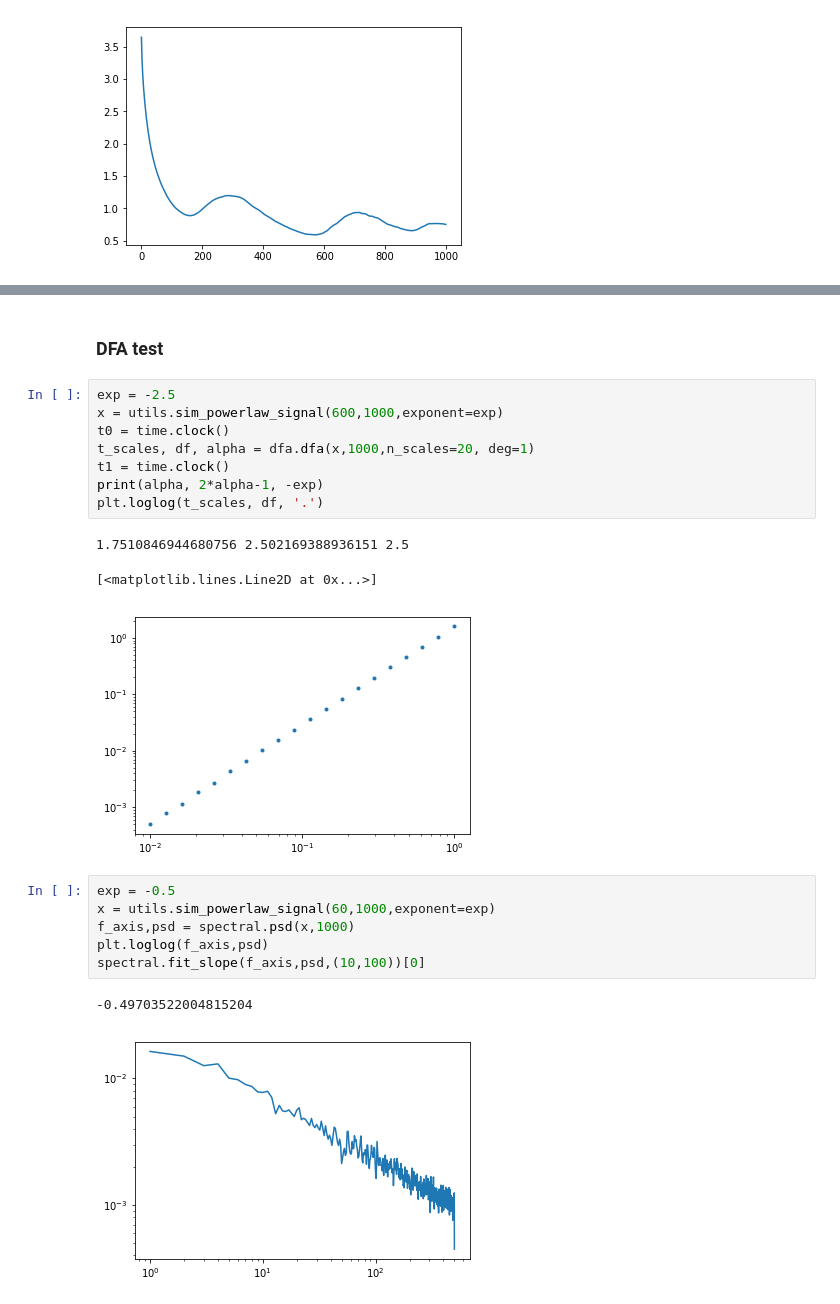
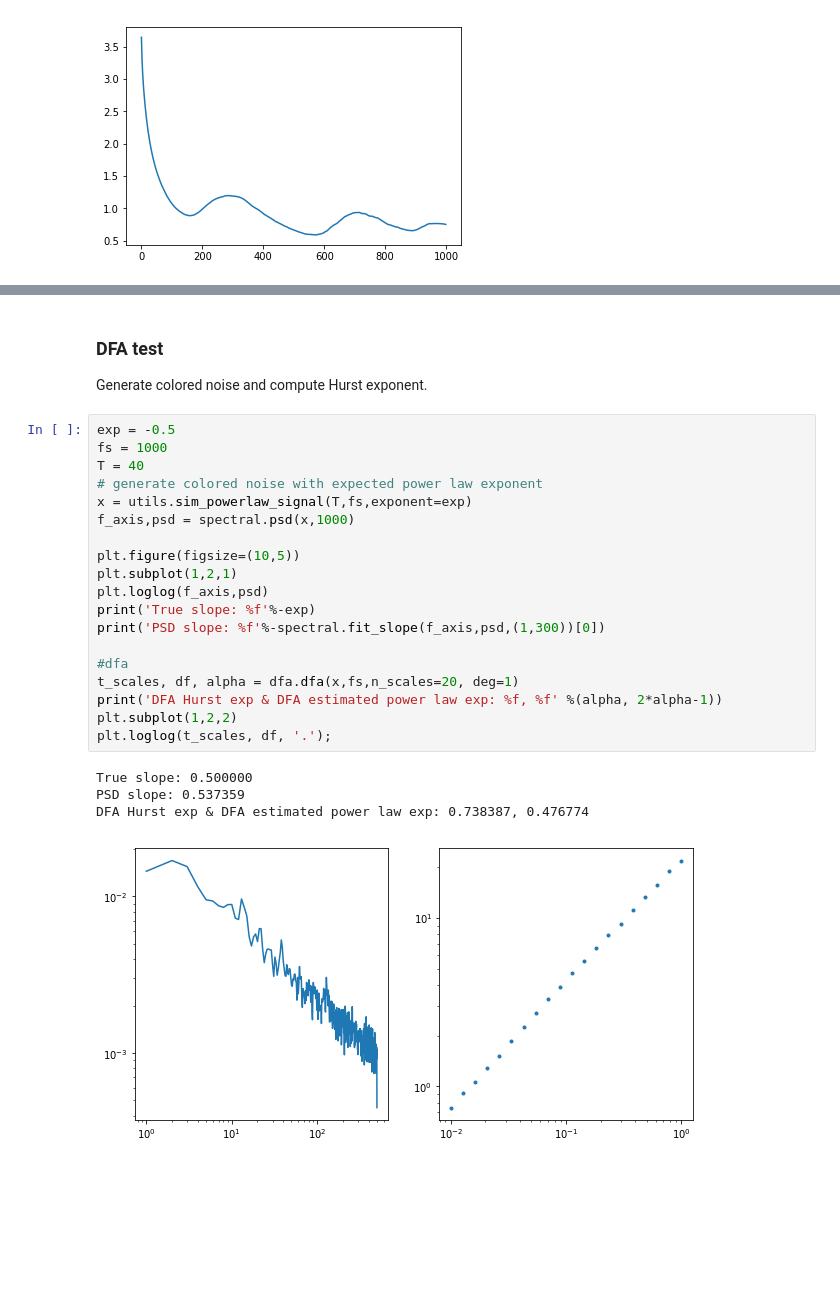
Before and after one commit to rdgao/SpaceRecon, a Jupyter notebook: notebooks/simulation_test.ipynb, the cells around one changed output, grey strips where cells are left out. Drawn from its saved outputs; the diff is of its cells as text; blank space fills up the shorter version.

```diff
--- a/notebooks/simulation_test.ipynb
+++ b/notebooks/simulation_test.ipynb
@@ -74,24 +69,28 @@ print(recon_dim, pfnn)
 [figure]
 # %% [markdown]
 ### DFA test
+Generate colored noise and compute Hurst exponent.
-# %%
-exp = -2.5
-x = utils.sim_powerlaw_signal(600,1000,exponent=exp)
-t0 = time.clock()
-t_scales, df, alpha = dfa.dfa(x,1000,n_scales=20, deg=1)
-t1 = time.clock()
-print(alpha, 2*alpha-1, -exp)
-plt.loglog(t_scales, df, '.')
-# %% [output]
-1.7510846944680756 2.502169388936151 2.5
-[<matplotlib.lines.Line2D at 0x...>]
-[figure, removed]
-# %%
-exp = -0.5
-x = utils.sim_powerlaw_signal(60,1000,exponent=exp)
-f_axis,psd = spectral.psd(x,1000)
-plt.loglog(f_axis,psd)
-spectral.fit_slope(f_axis,psd,(10,100))[0]
-# %% [output]
--0.49703522004815204
-[figure, removed]
+# %%
+exp = -0.5
+fs = 1000
+T = 40
+# generate colored noise with expected power law exponent
+x = utils.sim_powerlaw_signal(T,fs,exponent=exp)
+f_axis,psd = spectral.psd(x,1000)
+
+plt.figure(figsize=(10,5))
+plt.subplot(1,2,1)
+plt.loglog(f_axis,psd)
+print('True slope: %f'%-exp)
+print('PSD slope: %f'%-spectral.fit_slope(f_axis,psd,(1,300))[0])
+
+#dfa
+t_scales, df, alpha = dfa.dfa(x,fs,n_scales=20, deg=1)
+print('DFA Hurst exp & DFA estimated power law exp: %f, %f' %(alpha, 2*alpha-1))
+plt.subplot(1,2,2)
+plt.loglog(t_scales, df, '.');
+# %% [output]
+True slope: 0.500000
+PSD slope: 0.537359
+DFA Hurst exp & DFA estimated power law exp: 0.738387, 0.476774
+[figure, added]
```
Also changed, not shown: parts of 2 cells of this notebook.
